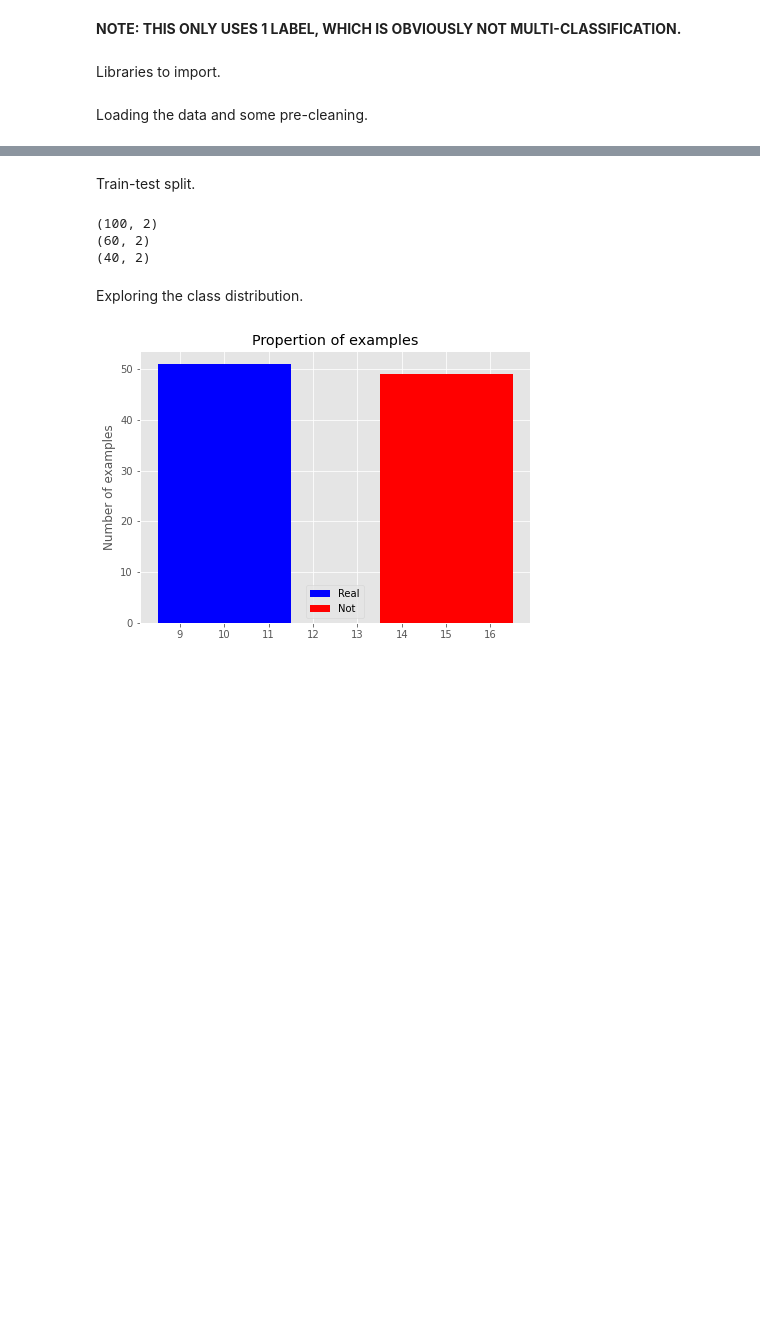
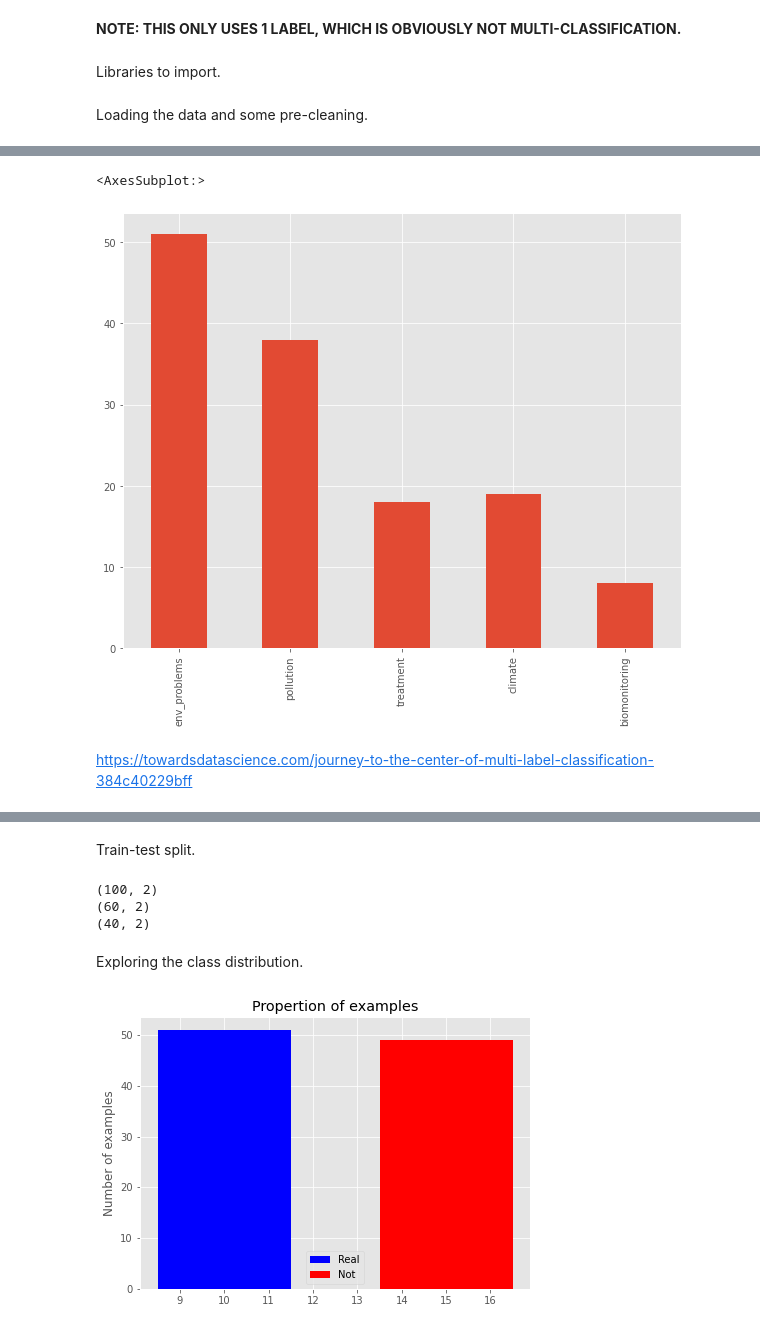
Before and after one commit to JeremyCoronia/csc803m-nlp-projects, a Jupyter notebook: multilabel-classification-bow.ipynb, the cells around one changed output, grey strips where cells are left out. Saved outputs shown, nothing was run; the diff lists cells and outputs as text; code cells hidden in the pictures; blank space fills up the shorter version.

```diff
--- a/multi-classification-bow.ipynb
+++ b/multilabel-classification-bow.ipynb
@@ -53,3 +49,31 @@ def fix_encode(x):
+# %%
+from ftfy import fix_encoding
+
+def fix_encode(x):
+    return fix_encoding(x)
+
+def remove_URL(text):
+    url = re.compile(r'https?://\S+|www\.\S+')
+    return url.sub(r'',text)
+
+def remove_html(text):
+    html=re.compile(r'<.*?>')
+    return html.sub(r'',text)
+
+def remove_emoji(text):
+    emoji_pattern = re.compile("["
+                           u"\U0001F600-\U0001F64F"  # emoticons
+                           u"\U0001F300-\U0001F5FF"  # symbols & pictographs
+                           u"\U0001F680-\U0001F6FF"  # transport & map symbols
+                           u"\U0001F1E0-\U0001F1FF"  # flags (iOS)
+                           u"\U00002702-\U000027B0"
+                           u"\U000024C2-\U0001F251"
+                           "]+", flags=re.UNICODE)
+    return emoji_pattern.sub(r'', text)
+
+def remove_punct(text):
+    table=str.maketrans('','',string.punctuation)
+    return text.translate(table)
 # %%
 pd.set_option('display.max_rows', None)
 pd.set_option('display.max_colwidth', None)
@@ -74,5 +98,11 @@ CONVERT_DICT={
 }
 
 data=data.astype(CONVERT_DICT)
-
-data['text'] = data['text'].apply(lambda x: fix_encode(x))
+# %%
+data.text = data.text.apply(lambda x: fix_encode(x))
+data['text']=data['text'].apply(lambda x : remove_URL(x))
+data['text']=data['text'].apply(lambda x : remove_html(x))
+data['text']=data['text'].apply(lambda x : remove_emoji(x))
+# %%
+target = data[['env_problems', 'pollution', 'treatment', 'climate', 'biomonitoring']]
+target.head()
@@ -78,0 +116,10 @@ data['text'] = data['text'].apply(lambda x: fix_encode(x))
+# %%
+fig_size = plt.rcParams['figure.figsize']
+fig_size[0]=10
+fig_size[1]=8
+plt.rcParams['figure.figsize'] = fig_size
+
+target.sum(axis=0).plot.bar()
+# %% [output]
+<AxesSubplot:>
+[figure, added]
@@ -78,0 +164,2 @@ data['text'] = data['text'].apply(lambda x: fix_encode(x))
+# %% [markdown]
+https://towardsdatascience.com/journey-to-the-center-of-multi-label-classification-384c40229bff
```
Also changed, not shown: parts of 12 cells of this notebook, 3 other files.
